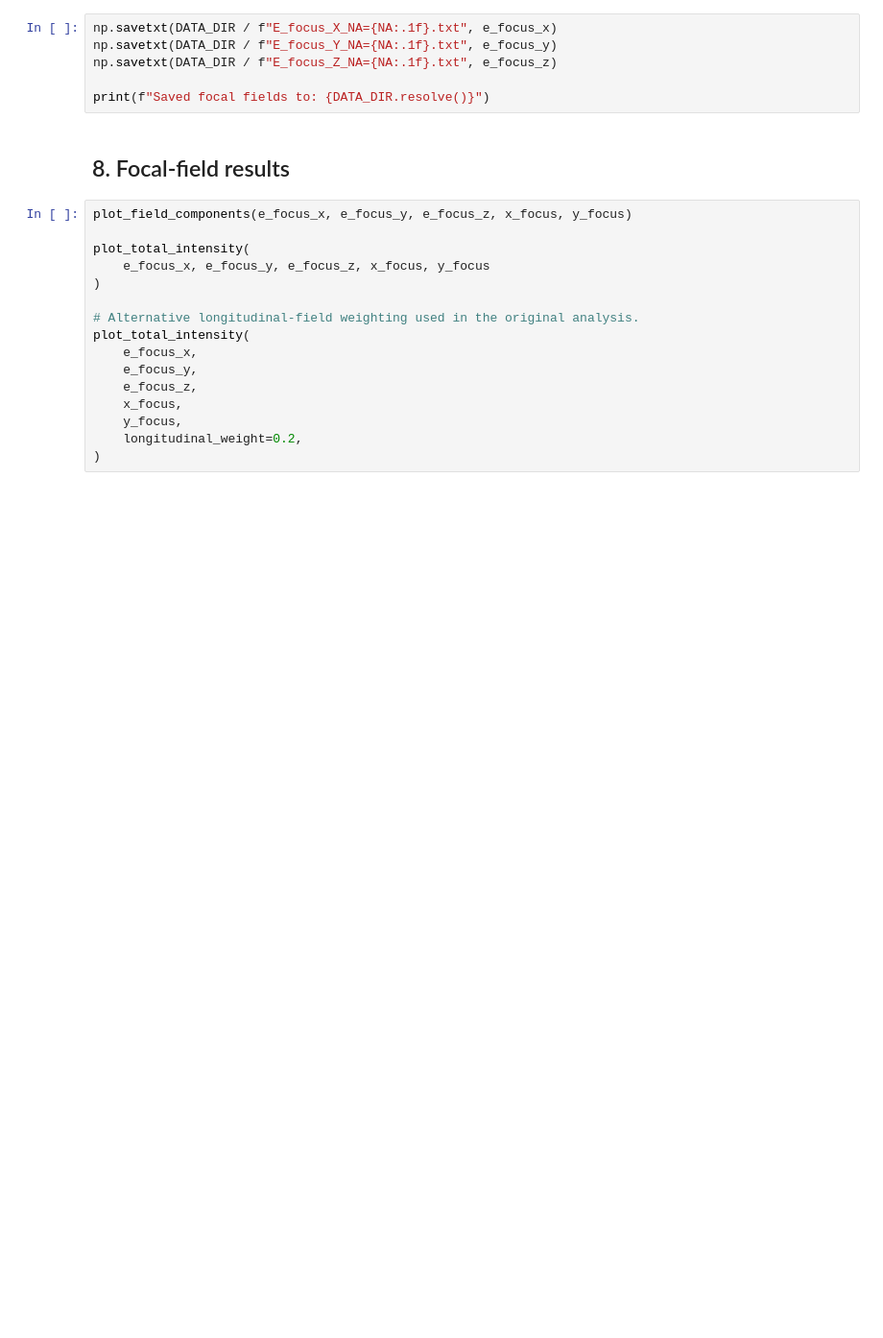
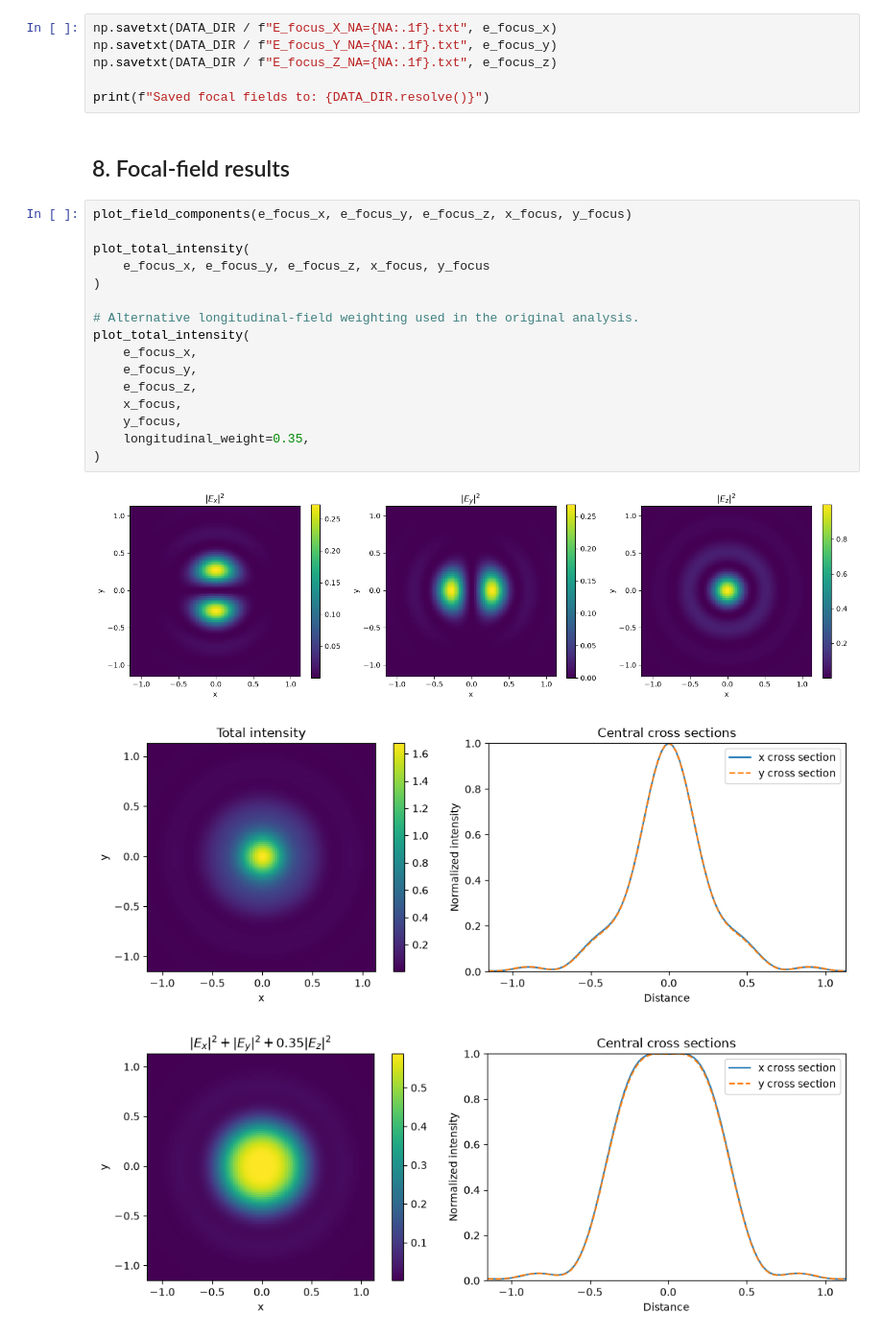
Before and after one commit to glampert12/QuarticBeamProject, a Jupyter notebook: quartic_beam_simulation.ipynb, the cells around one changed output. Shown at 96% size. Saved outputs shown, nothing was run; the diff lists cells and outputs as text; blank space fills up the shorter version.

```diff
--- a/quartic_beam_simulation.ipynb
+++ b/quartic_beam_simulation.ipynb
@@ -315,16 +321,20 @@ print(f"Saved focal fields to: {DATA_DIR.resolve()}")
 # %%
 plot_field_components(e_focus_x, e_focus_y, e_focus_z, x_focus, y_focus)
 
 plot_total_intensity(
     e_focus_x, e_focus_y, e_focus_z, x_focus, y_focus
 )
 
 # Alternative longitudinal-field weighting used in the original analysis.
 plot_total_intensity(
     e_focus_x,
     e_focus_y,
     e_focus_z,
     x_focus,
     y_focus,
-    longitudinal_weight=0.2,
+    longitudinal_weight=0.35,
 )
+# %% [output]
+[figure, added]
+[figure, added]
+[figure, added]
```
Also changed, not shown: parts of 4 cells of this notebook.
